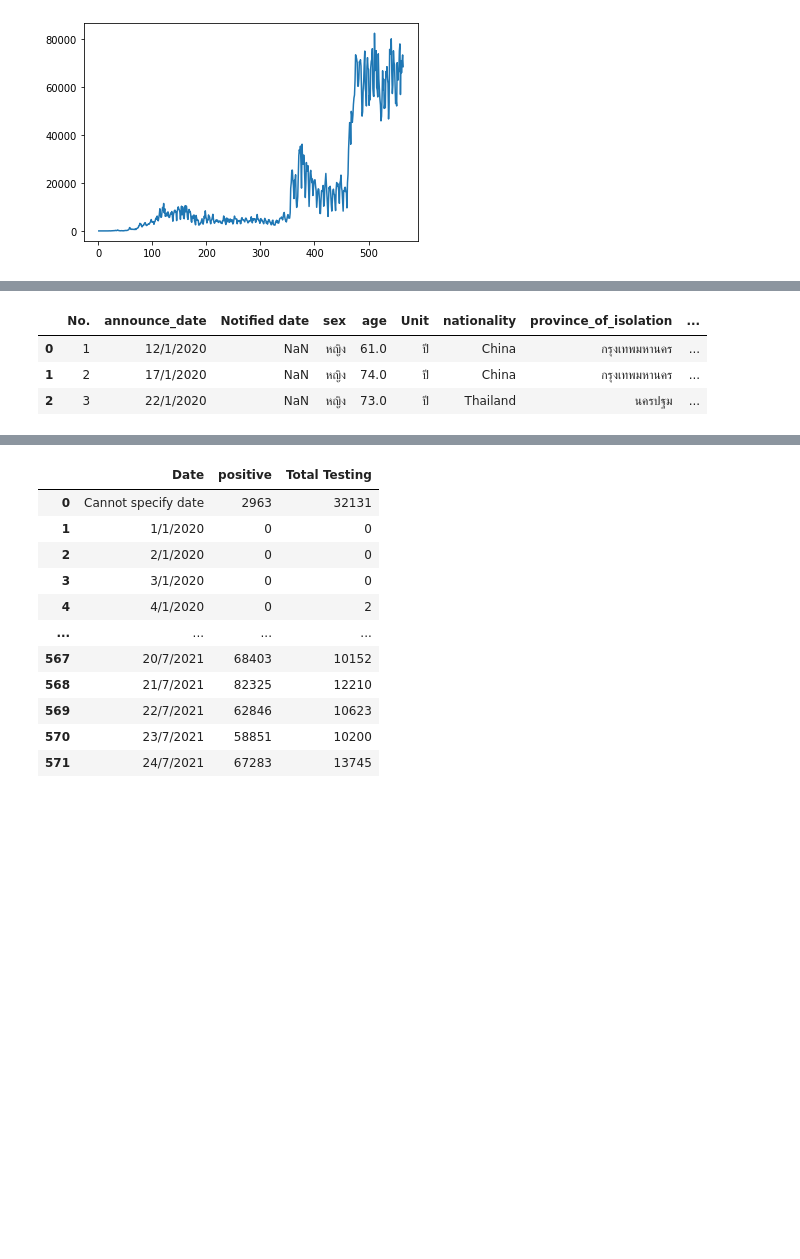
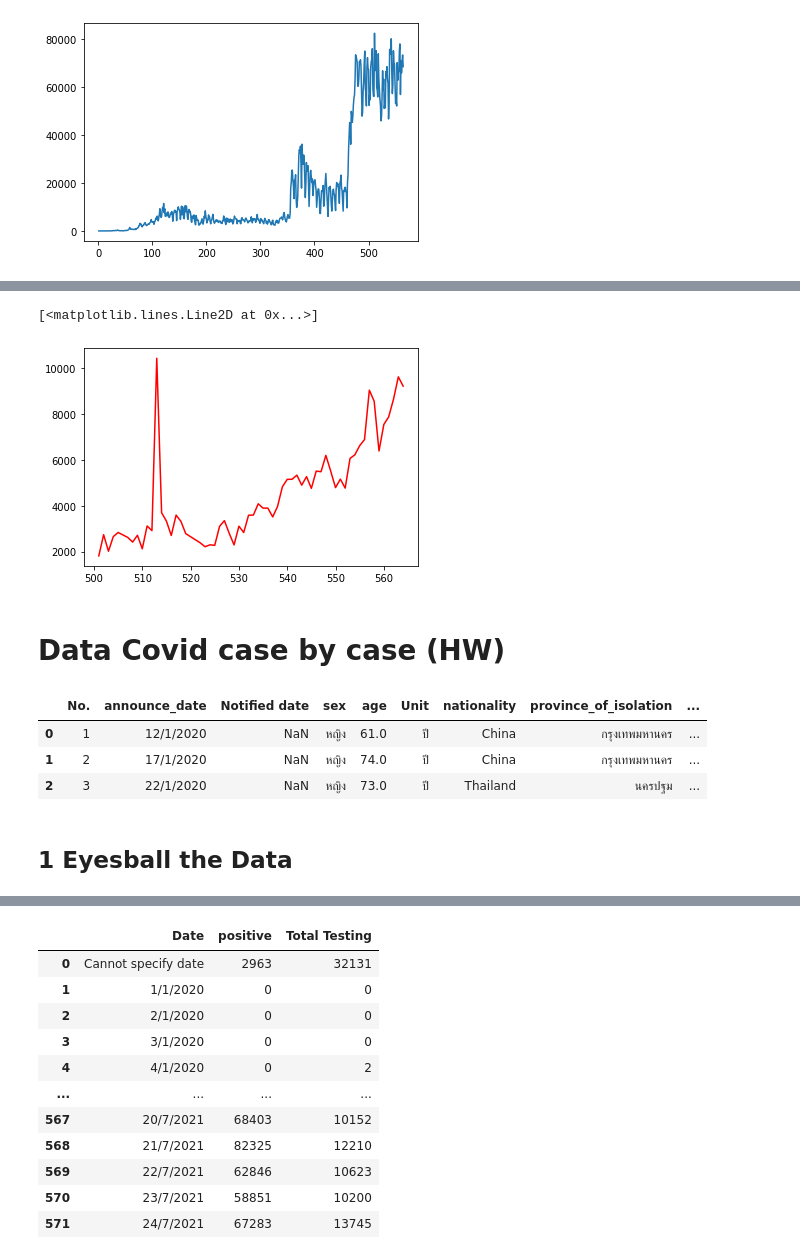
Before and after one commit to Peckkie/DPDM2021, a Jupyter notebook: Data102(Chapter2).ipynb, the cells around one changed output, grey strips where cells are left out. Saved outputs shown, nothing was run; the diff lists cells and outputs as text; code cells hidden in the pictures; blank space fills up the shorter version.

```diff
--- a/Data102(Chapter2).ipynb
+++ b/Data102(Chapter2).ipynb
@@ -260 +277,9 @@ plot(x, y, color='green', marker='o', linestyle='dashed', linewidth=2, markersiz
+# %%
+y = data_new.iloc[500:-7,1] #positive
+plt.plot(y,'r')
+# %% [output]
+[<matplotlib.lines.Line2D at 0x...>]
+[figure, added]
+# %% [markdown]
+# Data Covid case by case (HW)
 # %%
@@ -265,3 +290,5 @@ data_confirmed.head(3)
 | 0 | 1 | 12/1/2020 | NaN | หญิง | 61.0 | ปี | China | กรุงเทพมหานคร | ... |
 | 1 | 2 | 17/1/2020 | NaN | หญิง | 74.0 | ปี | China | กรุงเทพมหานคร | ... |
 | 2 | 3 | 22/1/2020 | NaN | หญิง | 73.0 | ปี | Thailand | นครปฐม | ... |
+# %% [markdown]
+## 1 Eyesball the Data
```
Also changed, not shown: parts of 24 cells of this notebook.
